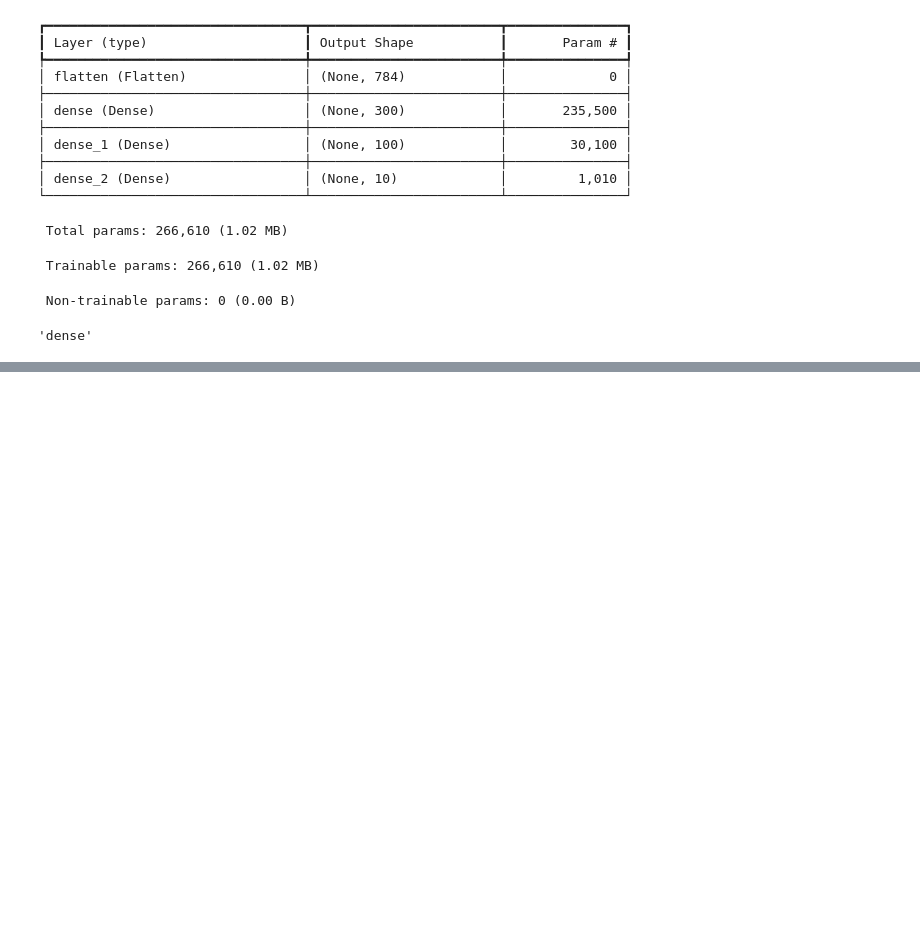
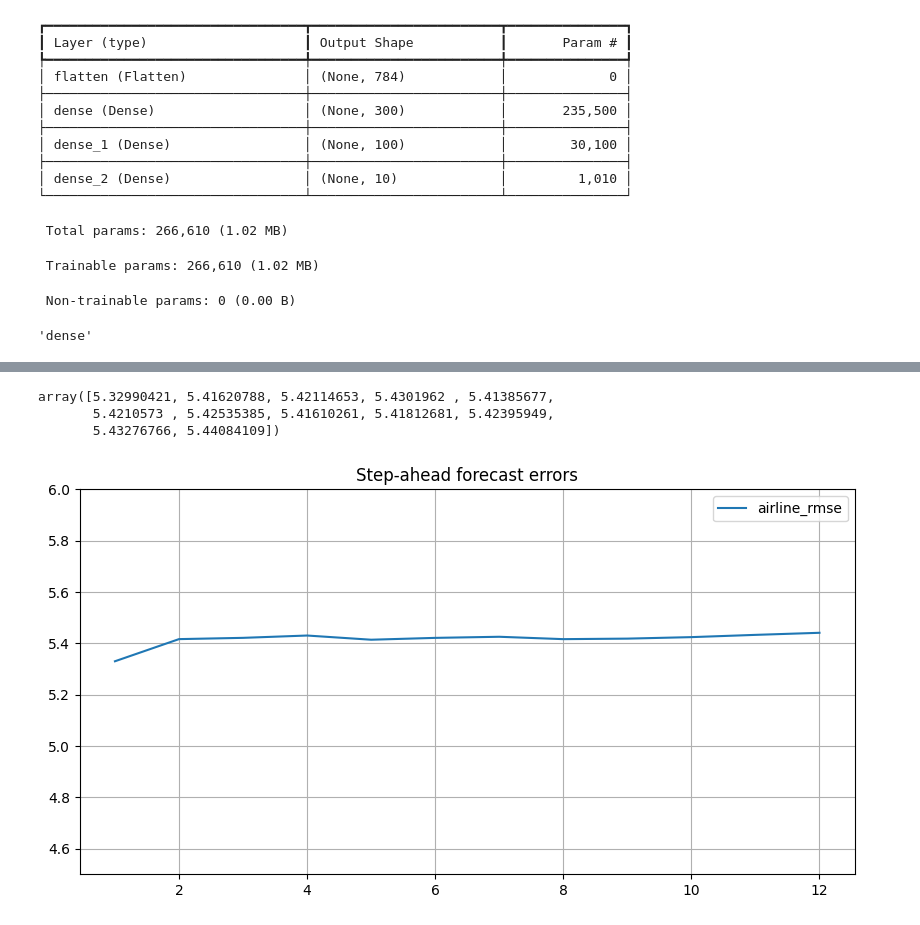
Before and after one commit to tchiu04/CFRM-421, a Jupyter notebook: mnistFashion.ipynb, the cells around one changed output, grey strips where cells are left out. Cells and saved outputs as stored; diff of their text form; code cells hidden in the pictures; blank space fills up the shorter version.

```diff
--- a/mnistFashion.ipynb
+++ b/mnistFashion.ipynb
@@ -122,0 +207,6 @@ plt.show()
+# %%
+model = ARIMA(HS["1963-01-01":"1999-12-01"],  # train on data up to "today"
+                  order=(0, 1, 1),
+                  seasonal_order=(0, 1, 1, 12))
+model = model.fit()
+model.forecast(12)
@@ -122,0 +240,41 @@ plt.show()
+# %%
+dHS = HS.diff().dropna()
+origin, start_date, end_date = "1963-01-01", "2000-01-01", "2023-01-01"
+time_period = pd.date_range(start_date, end_date, freq="MS")
+HS_series = dHS.loc[origin:end_date]
+y_preds = []
+for today in time_period.shift(-1):
+    model = ARIMA(HS_series[origin:today],  # train on data up to "today"
+                  order=(0, 0, 1),
+                  seasonal_order=(0, 1, 1, 12))
+    model = model.fit()  # note that we retrain the model every day!
+    y_pred = model.forecast(12)
+    y_preds.extend(y_pred)
+# %%
+y_preds = np.array(y_preds).reshape(-1, 12)
+y_true = HS_series.loc[time_period].values.ravel()
+air_rmse = []
+for i in range(12):
+    if i == 0:
+        rmse_i = np.sqrt(((y_preds[:, i]- y_true[i:])**2).mean())
+    else:
+        rmse_i = np.sqrt(((y_preds[:-i, i]- y_true[i:])**2).mean())
+    air_rmse.append(rmse_i)
+
+air_rmse = np.array(air_rmse)
+air_rmse
+# %% [output]
+array([5.32990421, 5.41620788, 5.42114653, 5.4301962 , 5.41385677,
+       5.4210573 , 5.42535385, 5.41610261, 5.41812681, 5.42395949,
+       5.43276766, 5.44084109])
+# %%
+rmse = pd.DataFrame(data=air_rmse, index=range(1, len(air_rmse)+1, 1),
+                    columns=["airline_rmse"], dtype=float)
+# %%
+rmse.plot(figsize=(10,5))
+plt.title("Step-ahead forecast errors")
+plt.grid(True)
+plt.ylim(4.5,6)
+plt.show()
+# %% [output]
+[figure, added]
```
Also changed, not shown: parts of 36 cells of this notebook.
